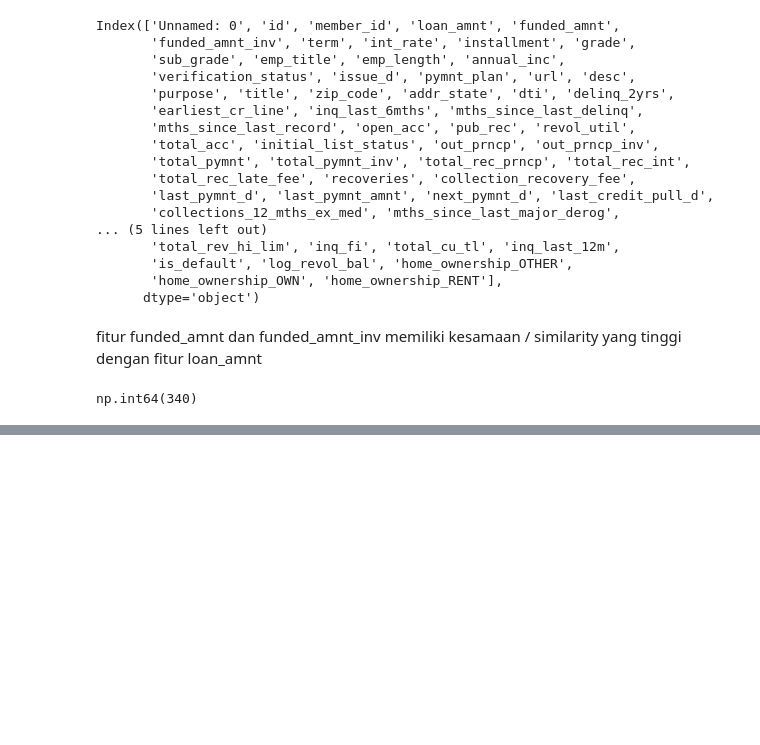
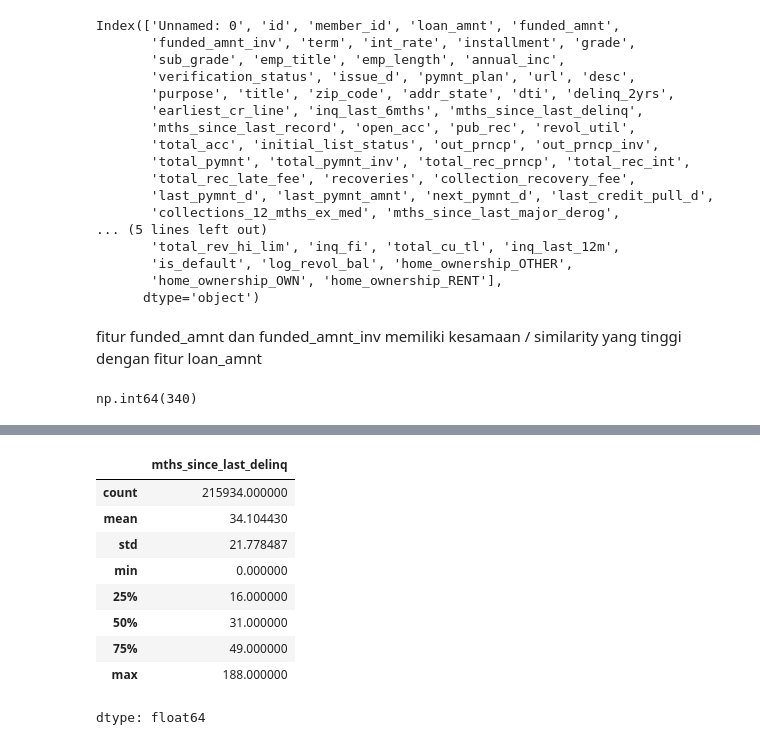
Before and after one commit to rfaoktvian/ChurnPrediction, a Jupyter notebook: notebooks/01_model_development.ipynb, the cells around one changed output, grey strips where cells are left out. Cells and saved outputs as stored; diff of their text form; code cells hidden in the pictures; blank space fills up the shorter version.

```diff
--- a/notebooks/01_model_development.ipynb
+++ b/notebooks/01_model_development.ipynb
@@ -716,0 +728,13 @@ df_prep['revol_util'] = df_prep['revol_util'].fillna(df_prep['revol_util'].media
+# %%
+df_prep['mths_since_last_delinq'].describe()
+# %% [output]
+|  | mths_since_last_delinq |
+| count | 215934.000000 |
+| mean | 34.104430 |
+| std | 21.778487 |
+| min | 0.000000 |
+| 25% | 16.000000 |
+| 50% | 31.000000 |
+| 75% | 49.000000 |
+| max | 188.000000 |
+dtype: float64
```
Also changed, not shown: parts of 9 cells of this notebook.
